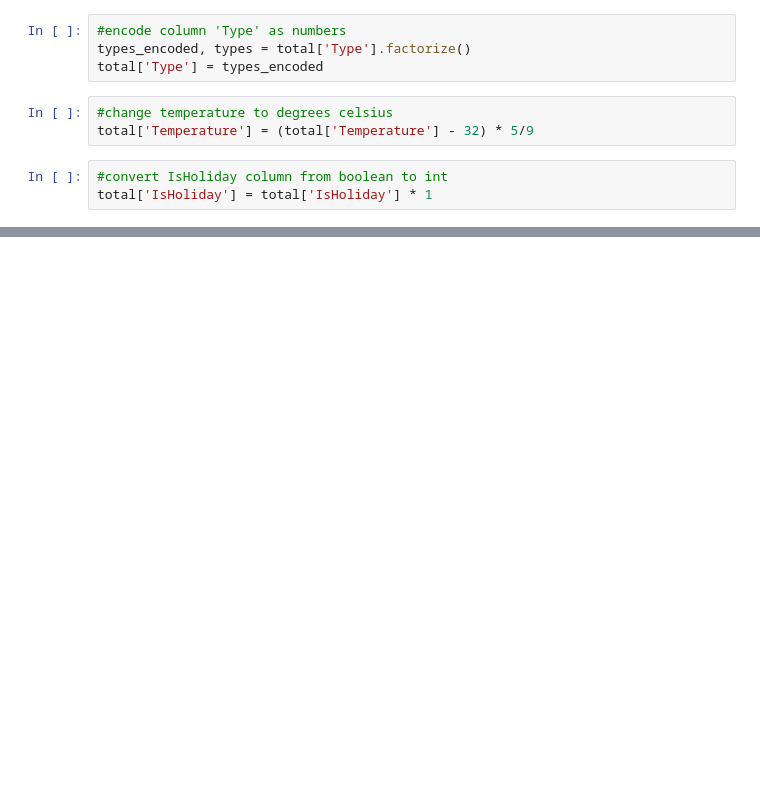
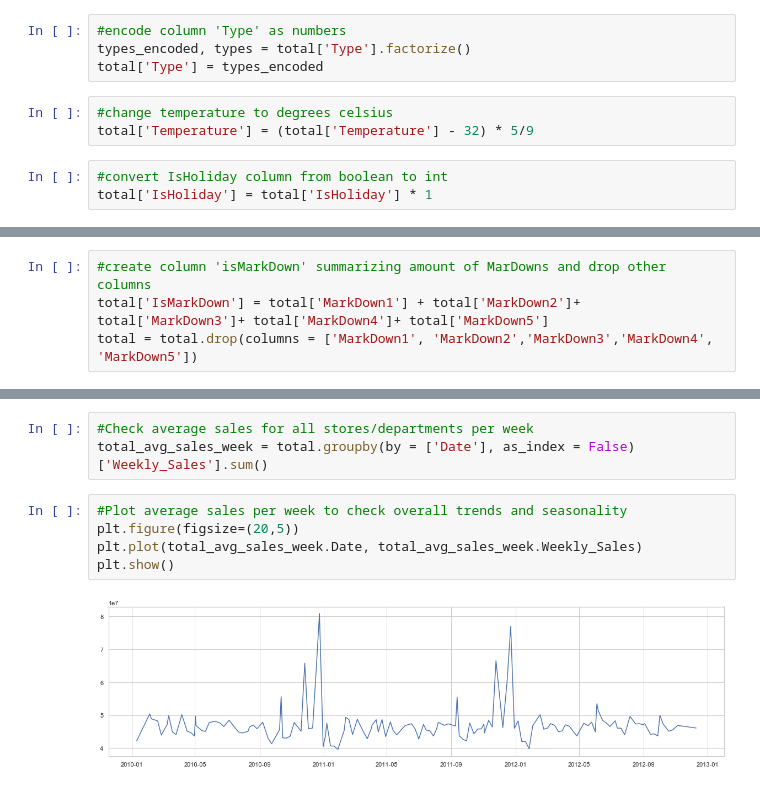
Before and after one commit to jq88712/pyonfire, a Jupyter notebook: Notebooks/Data_Exploration.ipynb, the cells around one changed output, grey strips where cells are left out. Cells and saved outputs as stored; diff of their text form; blank space fills up the shorter version.

```diff
--- a/Notebooks/Data_Exploration.ipynb
+++ b/Notebooks/Data_Exploration.ipynb
@@ -48,0 +59,4 @@ total.head(15)
+# %%
+#create column 'isMarkDown' summarizing amount of MarDowns and drop other columns
+total['IsMarkDown'] = total['MarkDown1'] + total['MarkDown2']+ total['MarkDown3']+ total['MarkDown4']+ total['MarkDown5']
+total = total.drop(columns = ['MarkDown1', 'MarkDown2','MarkDown3','MarkDown4', 'MarkDown5'])
@@ -48,0 +75,10 @@ total.head(15)
+# %%
+#Check average sales for all stores/departments per week
+total_avg_sales_week = total.groupby(by = ['Date'], as_index = False)['Weekly_Sales'].sum()
+# %%
+#Plot average sales per week to check overall trends and seasonality
+plt.figure(figsize=(20,5))
+plt.plot(total_avg_sales_week.Date, total_avg_sales_week.Weekly_Sales)
+plt.show()
+# %% [output]
+[figure, added]
```
Also changed, not shown: parts of 7 cells of this notebook.
